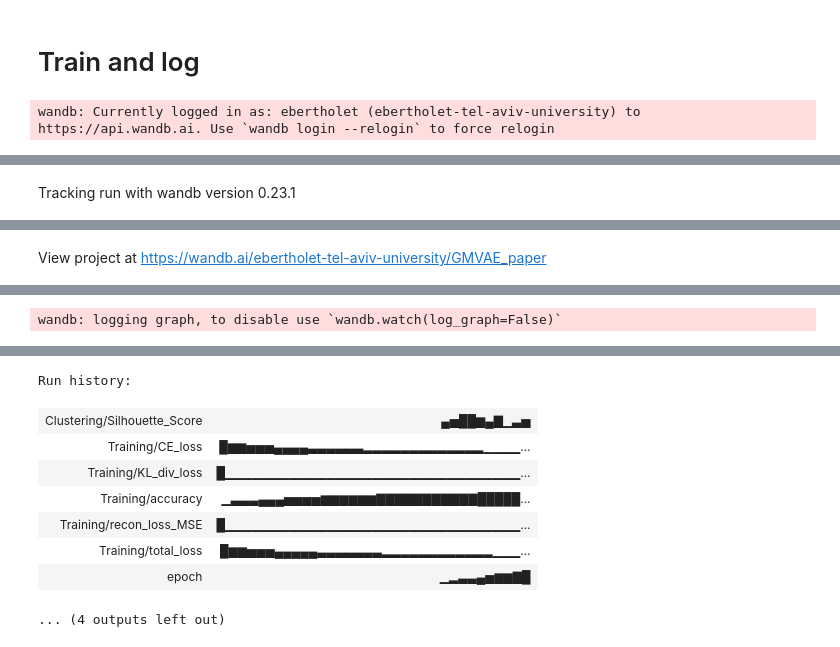
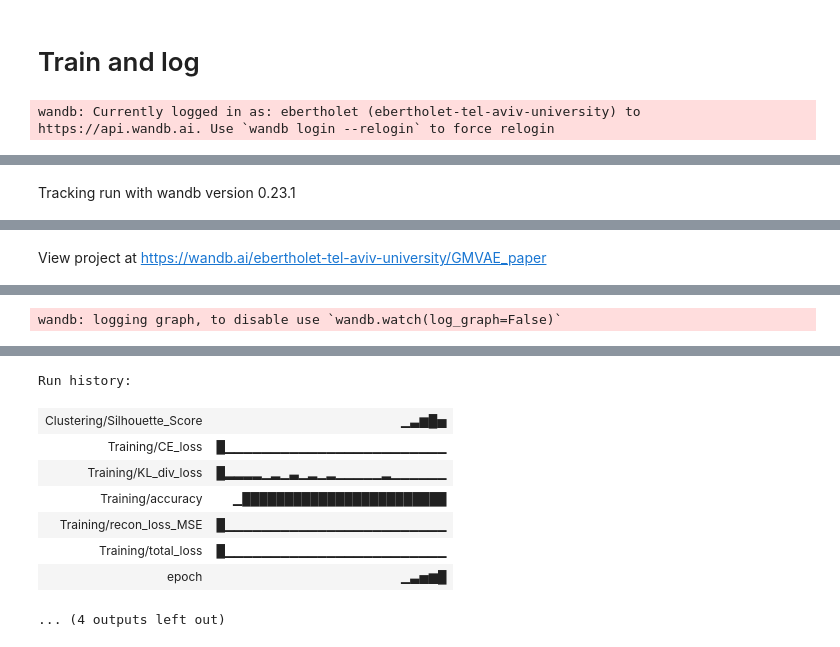
Before and after one commit to eberthol/PSD_GMVA_paper, a Jupyter notebook: GMVAE/Minimal_GMVAE_WandB.ipynb, the cells around one changed output, grey strips where cells are left out. Saved outputs shown, nothing was run; the diff lists cells and outputs as text; code cells hidden in the pictures.

```diff
--- a/GMVAE/Minimal_GMVAE_WandB.ipynb
+++ b/GMVAE/Minimal_GMVAE_WandB.ipynb
@@ -52,53 +51,60 @@ warnings.filterwarnings('ignore', message='.*matmul.*')
     # z_dim 8, 16, 32
     # alpha 50, 25, 1
 # %%
+pathToDatasets = '../synthetic_data/Synthetic_Datasets'
 wandb.init(
     project="GMVAE_paper",
     config={
         "learning_rate": 1e-3,  # 1e-4 in paper
-        "epochs": 50,           # 100 in paper
+        "epochs": 25,            # 100 in paper
         "batch_size": 128,      # 100 in paper
-        "z_dim": 8,             # latent dimension
+        "z_dim": 8,             # latent dimension (8 in paper)
         "alpha": 50,            # classification weight in the loss (50 in paper)
-        "noise_level": 0.05     # availale: 0.0, 0.001, 0.01, 0.05
+        "noise_level": 0.002,   # availale: 0.002
+        "case": 'Case10'        # availale: 10
     }
 )
 config = wandb.config
 device = torch.device("cuda" if torch.cuda.is_available() else "cpu")
 
-data = np.load(f"../synthetic_data/synthetic_training_allCases_120k_noise_{config.noise_level}.npz")
+data = np.load(f"{pathToDatasets}/synthetic_training_{config.case}_120k_noise_{config.noise_level}.npz")
 X_train = data["X"]
 Y_train = data["y"]
 shifts_pileup_train = data["meta"]
 config["L"] = X_train.shape[1] # 296
 
-data = np.load(f"../synthetic_data/synthetic_test_allCases_480k_noise_{config.noise_level}.npz")
-X_test = data["X"]
-Y_test = data["y"]
+data = np.load(f"{pathToDatasets}/synthetic_validation_{config.case}_480k_noise_{config.noise_level}.npz")
+X_val = data["X"]
+X_val_norm = gpv.normalize_to_peak_amplitude(X_val)
+Y_val = data["y"]
 shifts_pileup_test = data["meta"]
 
 model = ga.GMVAE(L=config.L, z_dim=config.z_dim).to(device)
 optimizer = torch.optim.Adam(model.parameters(), lr=config.learning_rate) # weight_decay=1e-5
 
-train_dataset = TensorDataset(
+# sanity-checks:
+# randomize labels -> perofrmances should be BAD!
+# Y_train = np.random.permutation(Y_train)
+# train on gammas only
+# X_train = X_train[Y_train==0]
+# Y_train = Y_train[Y_train==0]
+
+train_loader = DataLoader(
+    TensorDataset(
     torch.tensor(X_train, dtype=torch.float32),
     torch.tensor(Y_train, dtype=torch.long)
-)
-test_dataset = TensorDataset(
-    torch.tensor(X_test, dtype=torch.float32),
-    torch.tensor(Y_test, dtype=torch.long)
-)
-
-train_loader = DataLoader(
-    train_dataset,
+    ),
     batch_size=config.batch_size,
     shuffle=True,
     drop_last=True
 )
-test_loader = DataLoader(
-    test_dataset,
+val_loader = DataLoader(
+    TensorDataset(
+    torch.tensor(X_val_norm, dtype=torch.float32),
+    torch.tensor(Y_val, dtype=torch.long)
+    ),
     batch_size=config.batch_size,
-    shuffle=True
+    shuffle=False
 )
 
 # Training Loop
@@ -125,14 +131,24 @@ for epoch in range(config.epochs):
 # ga.log_visualizations...
 
 # Validation
-final_analyzer = gpv.GMVAEAnalyzer(model, test_loader, device=device)
-gpv.run_final_inference_report(final_analyzer)
+# final_analyzer = gpv.GMVAEAnalyzer(model, val_loader, device=device)
+# gpv.run_final_inference_report(final_analyzer, X_val, Y_val, dir="Inference")
 
 # Optional
-train_analyzer = gpv.GMVAEAnalyzer(model, train_loader, device=device)
-gpv.run_final_inference_report(train_analyzer, dir="Training")
+# train_analyzer = gpv.GMVAEAnalyzer(model, train_loader, device=device)
+# gpv.run_final_inference_report(train_analyzer, X_train, Y_train, dir="Training")
 
-# 6. Finish the run
+# Data
+## add plots for data (PSD), somehting else?
+
+# test
+final_analyzer = gpv.GMVAEAnalyzer(model, val_loader, device=device)
+gpv.run_test_report(final_analyzer, prefix="Sanity")
+
+
+
+
+# Finish the run
 wandb.finish()
 # %% [output]
 wandb: Currently logged in as: ebertholet (ebertholet-tel-aviv-university) to https://api.wandb.ai. Use `wandb login --relogin` to force relogin
@@ -160,10 +167,10 @@ Epoch 45: Silhouette Score = 0.0182
 [interactive output not drawn]
 Run history:
-| Clustering/Silhouette_Score | ▄▅██▆▄▇▁▃▅ |
-| Training/CE_loss | █▆▆▅▅▅▄▄▄▄▃▃▃▃▃▃▂▂▂▂▂▂▂▂▂▂▂▂▂▁▁▁▁... |
-| Training/KL_div_loss | █▁▁▁▁▁▁▁▁▁▁▁▁▁▁▁▁▁▁▁▁▁▁▁▁▁▁▁▁▁▁▁▁... |
-| Training/accuracy | ▁▃▃▃▄▄▄▅▅▅▅▆▆▆▆▆▆▇▇▇▇▇▇▇▇▇▇▇█████... |
-| Training/recon_loss_MSE | █▁▁▁▁▁▁▁▁▁▁▁▁▁▁▁▁▁▁▁▁▁▁▁▁▁▁▁▁▁▁▁▁... |
-| Training/total_loss | █▆▆▅▅▅▄▄▄▄▄▃▃▃▃▃▃▃▂▂▂▂▂▂▂▂▂▂▂▂▁▁▁... |
-| epoch | ▁▂▃▃▄▅▆▆▇█ |
+| Clustering/Silhouette_Score | ▁▃▆█▅ |
+| Training/CE_loss | █▁▁▁▁▁▁▁▁▁▁▁▁▁▁▁▁▁▁▁▁▁▁▁▁ |
+| Training/KL_div_loss | █▂▂▂▂▁▂▁▃▁▂▁▂▁▁▁▁▁▂▁▁▁▁▁▁ |
+| Training/accuracy | ▁████████████████████████ |
+| Training/recon_loss_MSE | █▁▁▁▁▁▁▁▁▁▁▁▁▁▁▁▁▁▁▁▁▁▁▁▁ |
+| Training/total_loss | █▁▁▁▁▁▁▁▁▁▁▁▁▁▁▁▁▁▁▁▁▁▁▁▁ |
+| epoch | ▁▃▅▆█ |
 ... (4 outputs left out)
```
Also changed, not shown: parts of 2 cells of this notebook, 3 other files.
